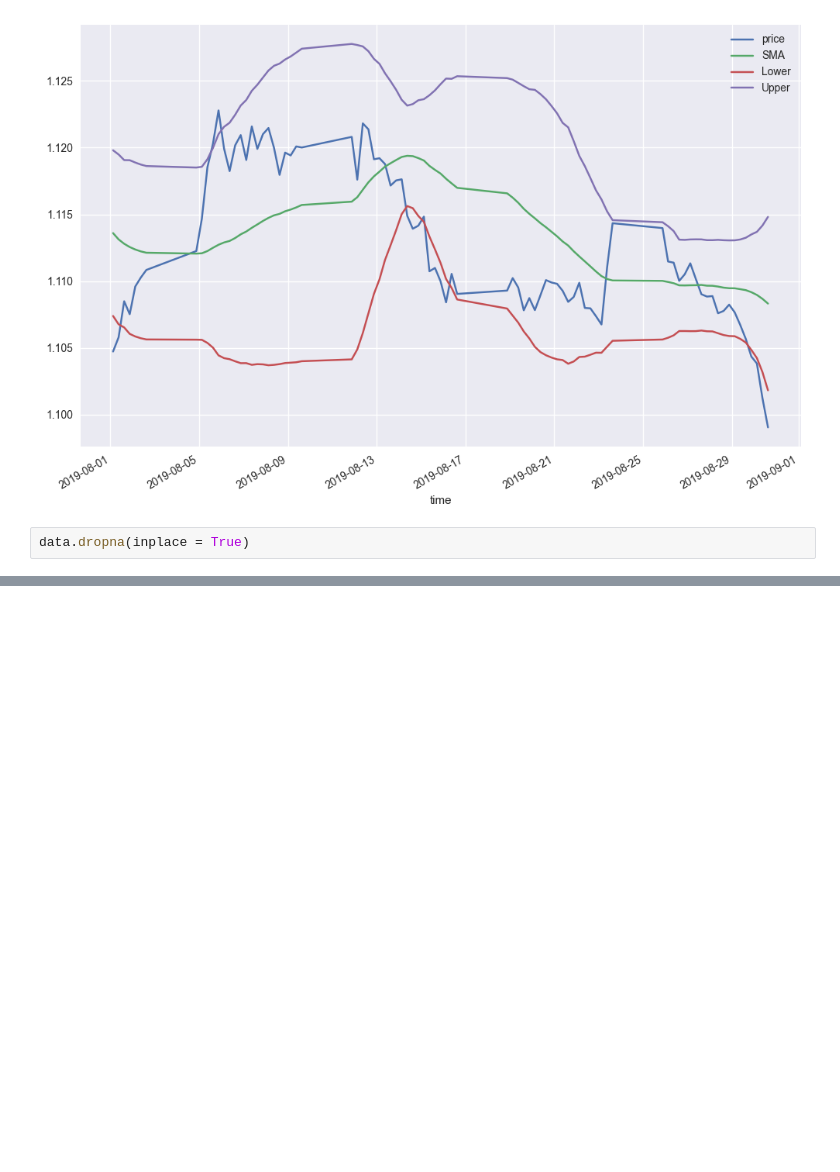
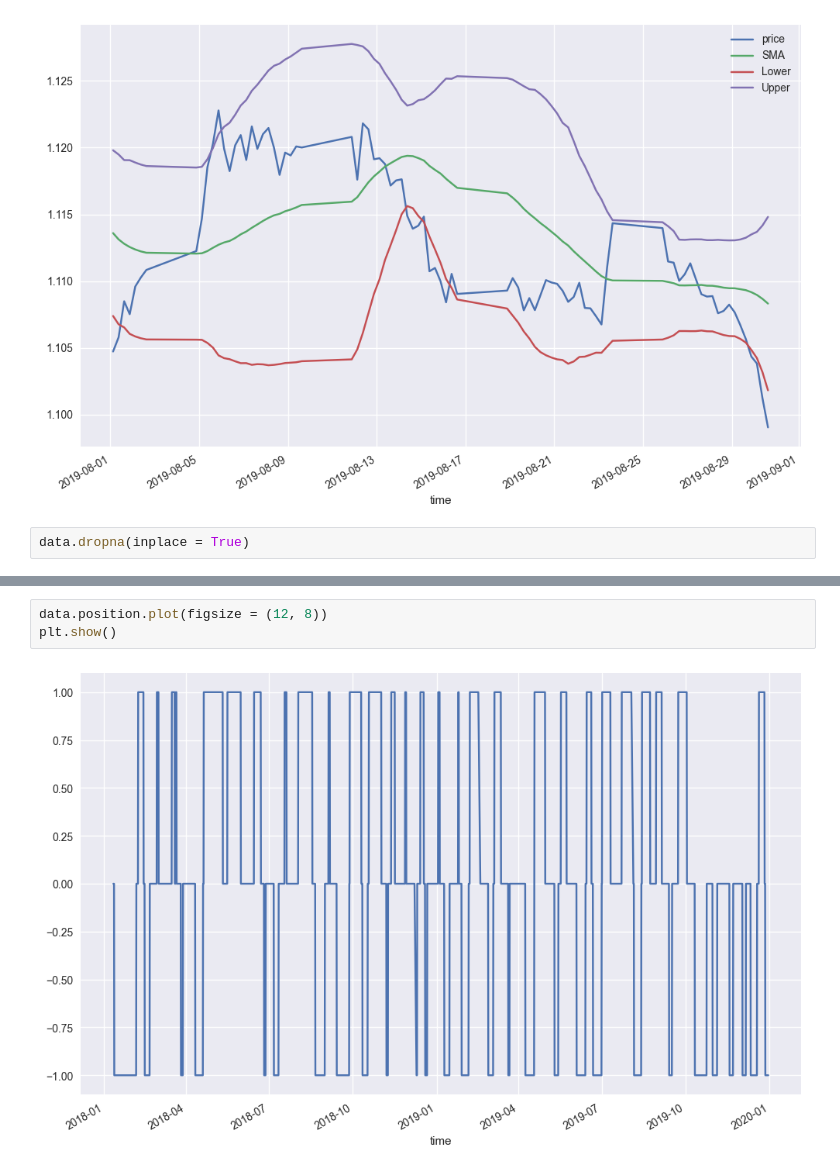
Before and after one commit to AvirukthGT/AlgoTrading, a Jupyter notebook: BollingerBands/BollingerBands.ipynb, the cells around one changed output, grey strips where cells are left out. Saved outputs shown, nothing was run; the diff lists cells and outputs as text; blank space fills up the shorter version.

```diff
--- a/BollingerBands/BollingerBands.ipynb
+++ b/BollingerBands/BollingerBands.ipynb
@@ -109,0 +150,5 @@ data.dropna(inplace = True)
+# %%
+data.position.plot(figsize = (12, 8))
+plt.show()
+# %% [output]
+[figure, added]
```
Also changed, not shown: parts of 9 cells of this notebook.
